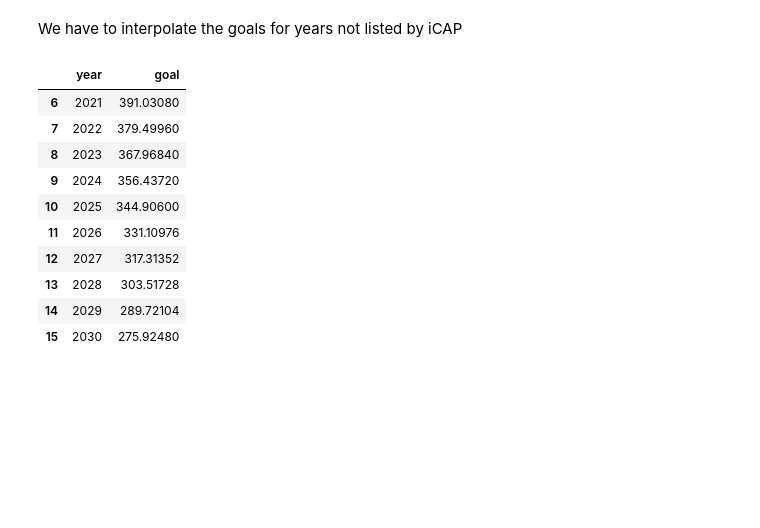
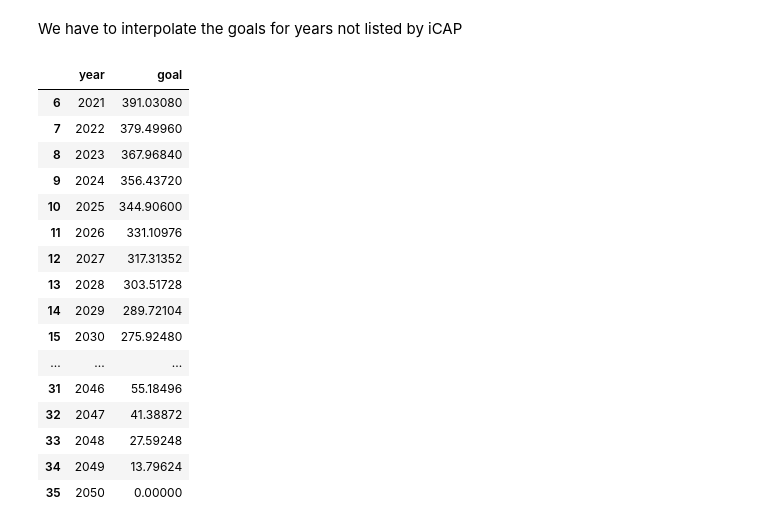
Before and after one commit to arfc/pride, a Jupyter notebook: data_processing/ghg_emissions.ipynb, the cells around one changed output. Drawn from its saved outputs; the diff is of its cells as text; code cells hidden in the pictures; blank space fills up the shorter version.

```diff
--- a/data_processing/ghg_emissions.ipynb
+++ b/data_processing/ghg_emissions.ipynb
@@ -56,17 +54,23 @@ icap_df = pd.DataFrame({'year':np.arange(2015,2051,1), 'goal':data})
 # %%
 icap_df['goal'] = icap_df['goal'].interpolate(method='linear')
 # %%
-mask = (icap_df['year'] <= 2030) & (icap_df['year'] >= 2021)
+mask = (icap_df['year'] <= 2050) & (icap_df['year'] >= 2021)
 icap_df[mask]
 # %% [output]
 |  | year | goal |
 | 6 | 2021 | 391.03080 |
 | 7 | 2022 | 379.49960 |
 | 8 | 2023 | 367.96840 |
 | 9 | 2024 | 356.43720 |
 | 10 | 2025 | 344.90600 |
 | 11 | 2026 | 331.10976 |
 | 12 | 2027 | 317.31352 |
 | 13 | 2028 | 303.51728 |
 | 14 | 2029 | 289.72104 |
 | 15 | 2030 | 275.92480 |
+| ... | ... | ... |
+| 31 | 2046 | 55.18496 |
+| 32 | 2047 | 41.38872 |
+| 33 | 2048 | 27.59248 |
+| 34 | 2049 | 13.79624 |
+| 35 | 2050 | 0.00000 |
```
Also changed, not shown: parts of 1 cell of this notebook.
